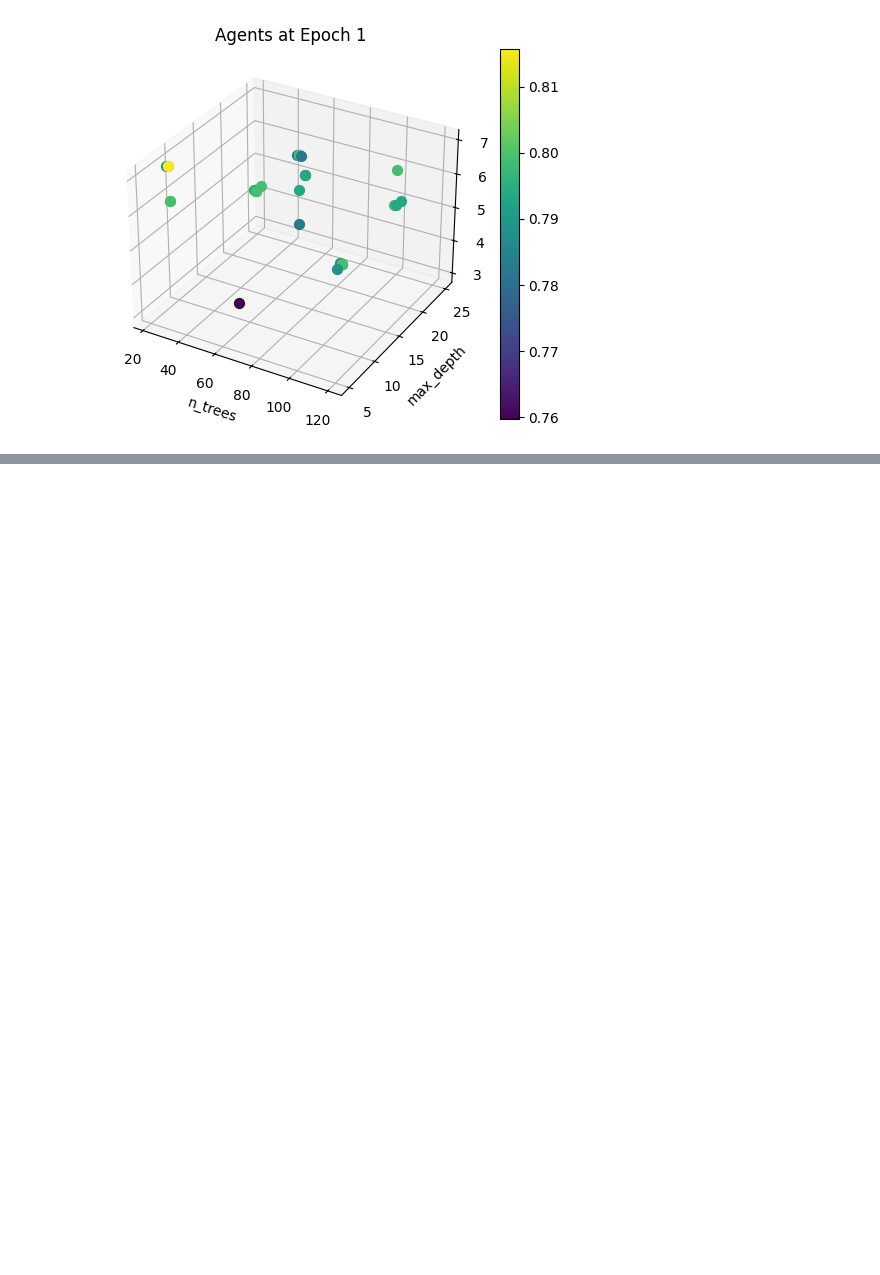
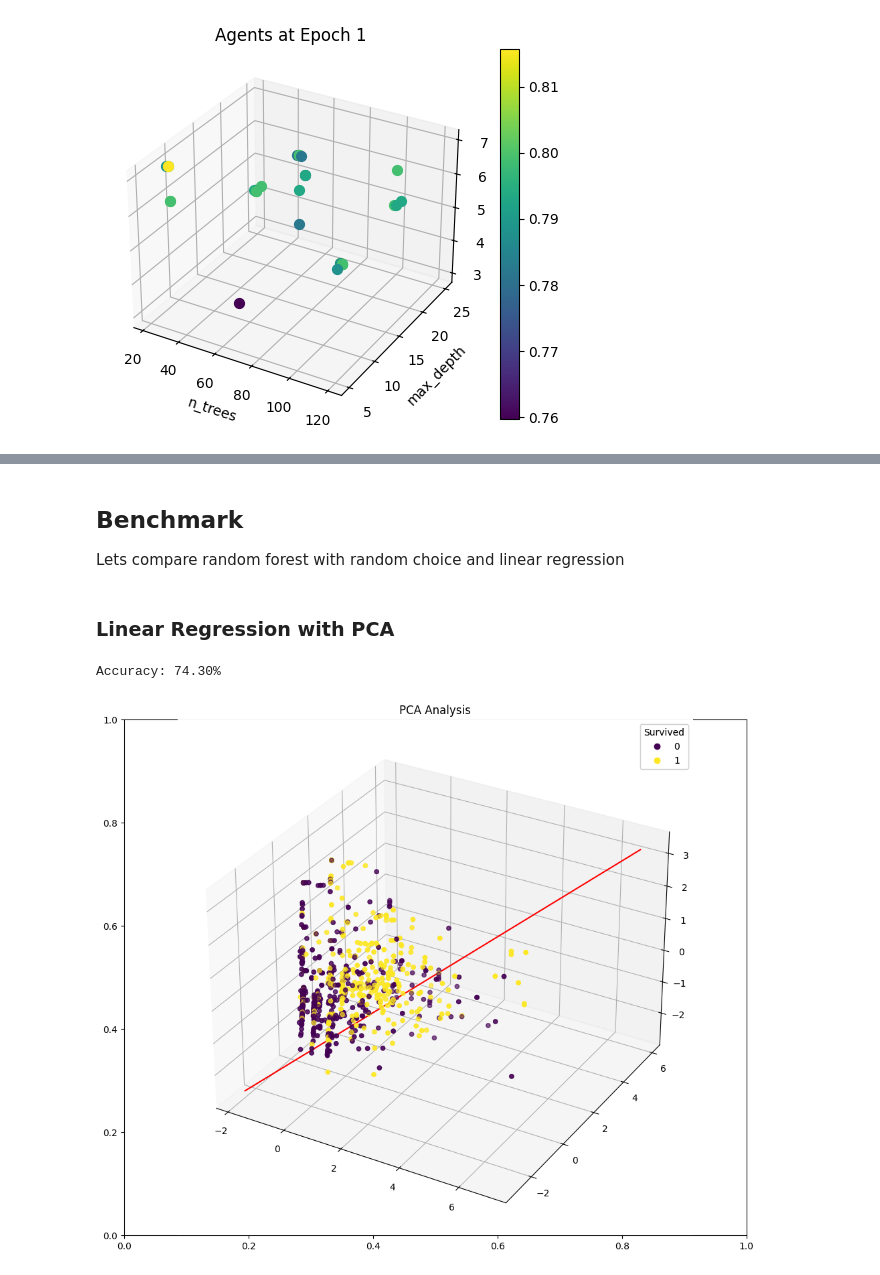
Before and after one commit to ArthurrMrv/RandomForestFromScratch, a Jupyter notebook: Statistics.ipynb, the cells around one changed output, grey strips where cells are left out. Saved outputs shown, nothing was run; the diff lists cells and outputs as text; code cells hidden in the pictures; blank space fills up the shorter version.

Commit message:
Models Benchmarks

```diff
--- a/Statistics.ipynb
+++ b/Statistics.ipynb
@@ -830,0 +848,58 @@ KeyboardInterrupt:
+# %% [markdown]
+## Benchmark
+Lets compare random forest with random choice and linear regression
+# %% [markdown]
+### Linear Regression with PCA
+# %%
+df = pd.read_csv('data/titanic_cleaned.csv')
+# %%
+df['class'] = df['1st_class'] + df['2nd_class'] * 2 + df['3rd_class'] * 3
+df.drop(['1st_class', '2nd_class', '3rd_class'], axis=1, inplace=True)
+df["Embarked"] = df["Embarked_S"] + df["Embarked_C"] * 2 + df["Embarked_Q"] * 3
+df.drop(['Embarked_S', 'Embarked_C', 'Embarked_Q'], axis=1, inplace=True)
+
+X_pca = df.drop(['PassengerId', 'Survived'], axis=1)
+scaler = StandardScaler()
+X_pca = scaler.fit_transform(X_pca)
+
+pca = PCA(n_components=3)
+pca.fit(X_pca)
+
+X_pca = pca.transform(X_pca)
+# %%
+# train a linear regression model on X_pca
+from sklearn.linear_model import LogisticRegression
+from sklearn.model_selection import train_test_split
+from sklearn.metrics import accuracy_score
+
+X_train, X_test, y_train, y_test = train_test_split(X_pca, df['Survived'], test_size=0.2, random_state=42)
+
+modelPCA = LogisticRegression()
+modelPCA.fit(X_train, y_train)
+predictions = modelPCA.predict(X_test)
+accuracyPCA = accuracy_score(y_test, predictions)
+print(f"Accuracy: {accuracyPCA * 100:.2f}%")
+# %% [output]
+Accuracy: 74.30%
+# %%
+# Plot the PCA in a 3D plot with colors for the survivors and the linear regression line in red
+fig = plt.figure(figsize=(12, 10))
+plt.title('PCA Analysis')
+ax = fig.add_subplot(111, projection='3d')
+ax.scatter(X_pca[:, 0], X_pca[:, 1], X_pca[:, 2], c=df['Survived'])
+# add a legend
+scatter = ax.scatter(X_pca[:, 0], X_pca[:, 1], X_pca[:, 2], c=df['Survived'])
+legend1 = ax.legend(*scatter.legend_elements(), title="Survived")
+ax.add_artist(legend1)
+
+# Find endpoints for the regression line
+x_endpoints = [X_pca[:, 0].min(), X_pca[:, 0].max()]
+y_endpoints = [X_pca[:, 1].min(), X_pca[:, 1].max()]
+z_endpoints = [X_pca[:, 2].min(), X_pca[:, 2].max()]
+
+# Plot the regression line
+ax.plot(x_endpoints, y_endpoints, z_endpoints, color='red')
+
+plt.show()
+# %% [output]
+[figure, added]
```
Also changed, not shown: parts of 21 cells of this notebook, 1 other file.
